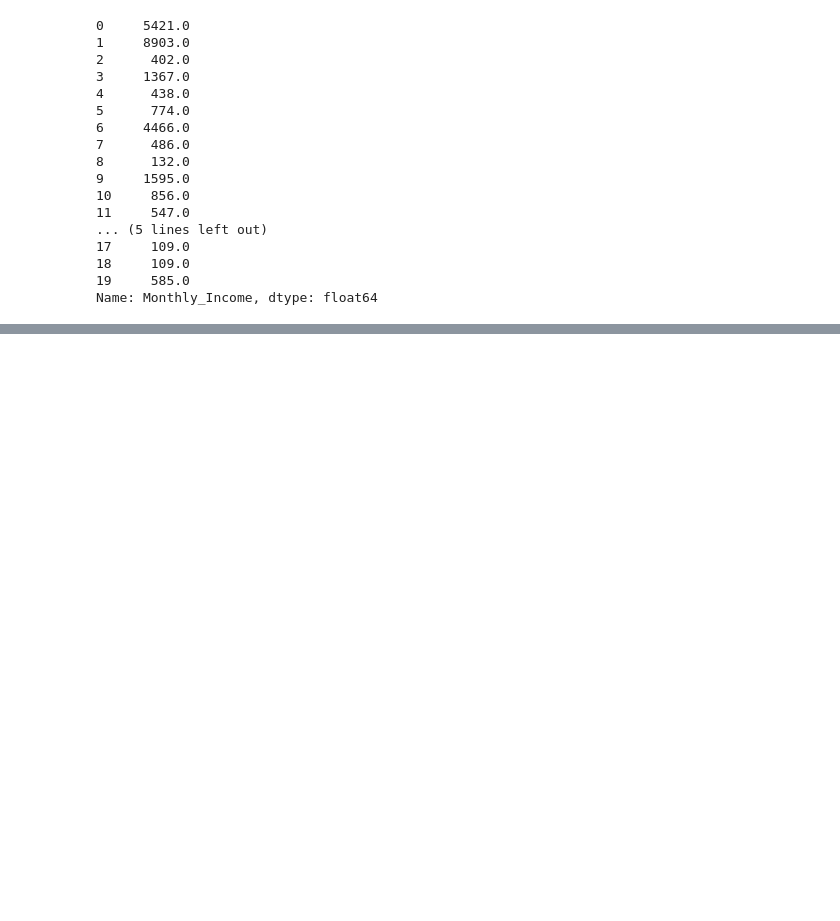
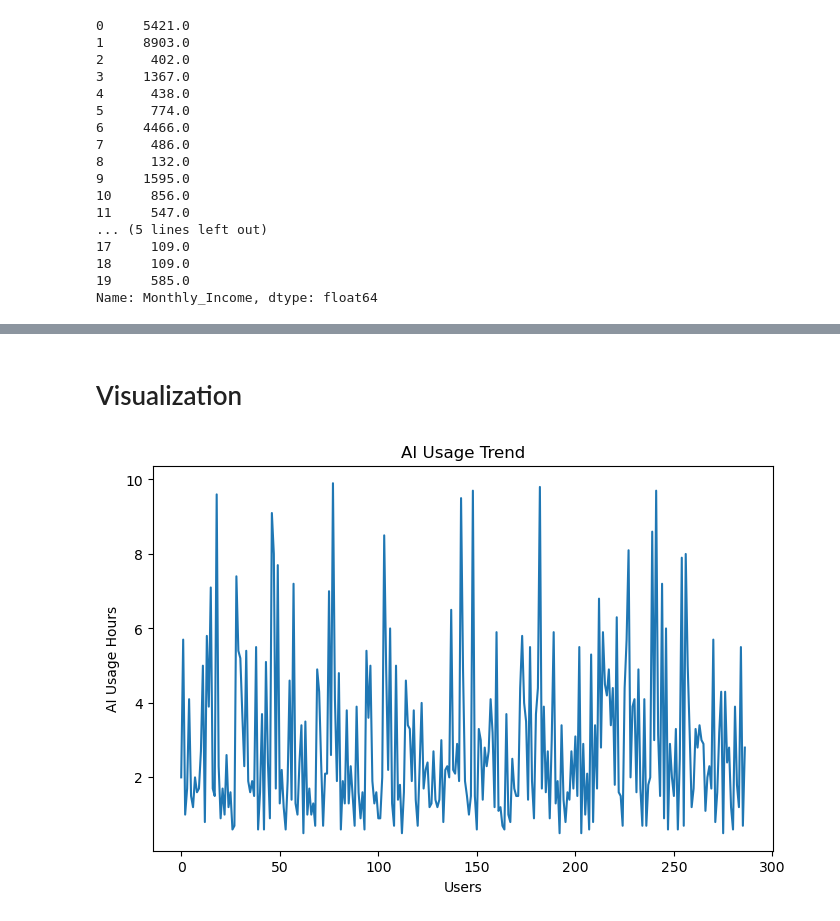
Before and after one commit to Ansh-3121/Ai-usages-impact-on-student-and-professionals, a Jupyter notebook: Python_EDA_Visualization.ipynb, the cells around one changed output, grey strips where cells are left out. Drawn from its saved outputs; the diff is of its cells as text; code cells hidden in the pictures; blank space fills up the shorter version.

Commit message:
Visual Analysis

```diff
--- a/Python_EDA_Visualization.ipynb
+++ b/Python_EDA_Visualization.ipynb
@@ -46,0 +82,2 @@ Name: Monthly_Income, dtype: float64
+# %%
+df["Income_missing"]=df["Monthly_Income"].isnull().sum()
@@ -46,0 +106,14 @@ Name: Monthly_Income, dtype: float64
+# %% [markdown]
+# Visualization
+# %%
+plt.figure(figsize=(8,5))
+
+plt.plot(df["AI_Usage_Hours_Per_Day"])
+
+plt.title("AI Usage Trend")
+plt.xlabel("Users")
+plt.ylabel("AI Usage Hours")
+
+plt.show()
+# %% [output]
+[figure, added]
```
Also changed, not shown: parts of 11 cells of this notebook.
